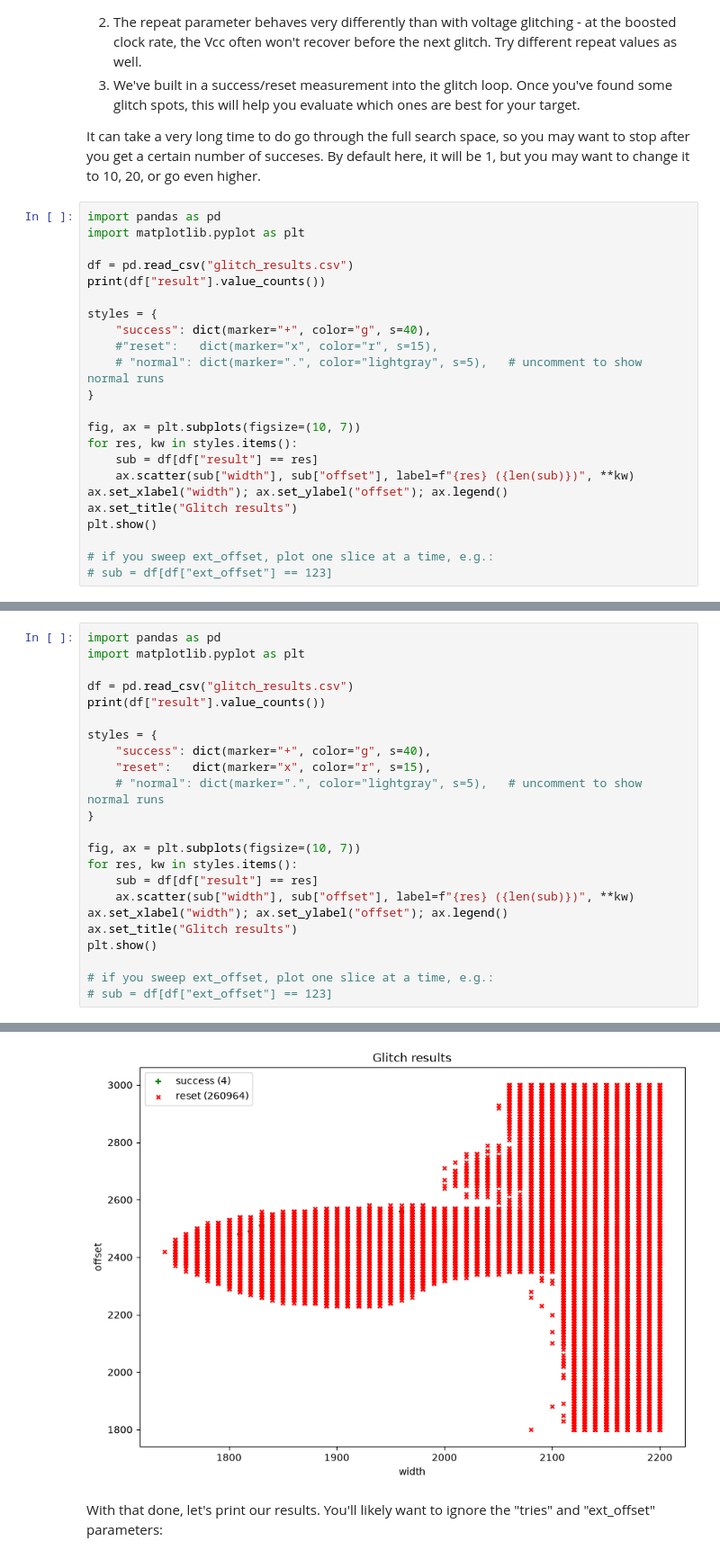
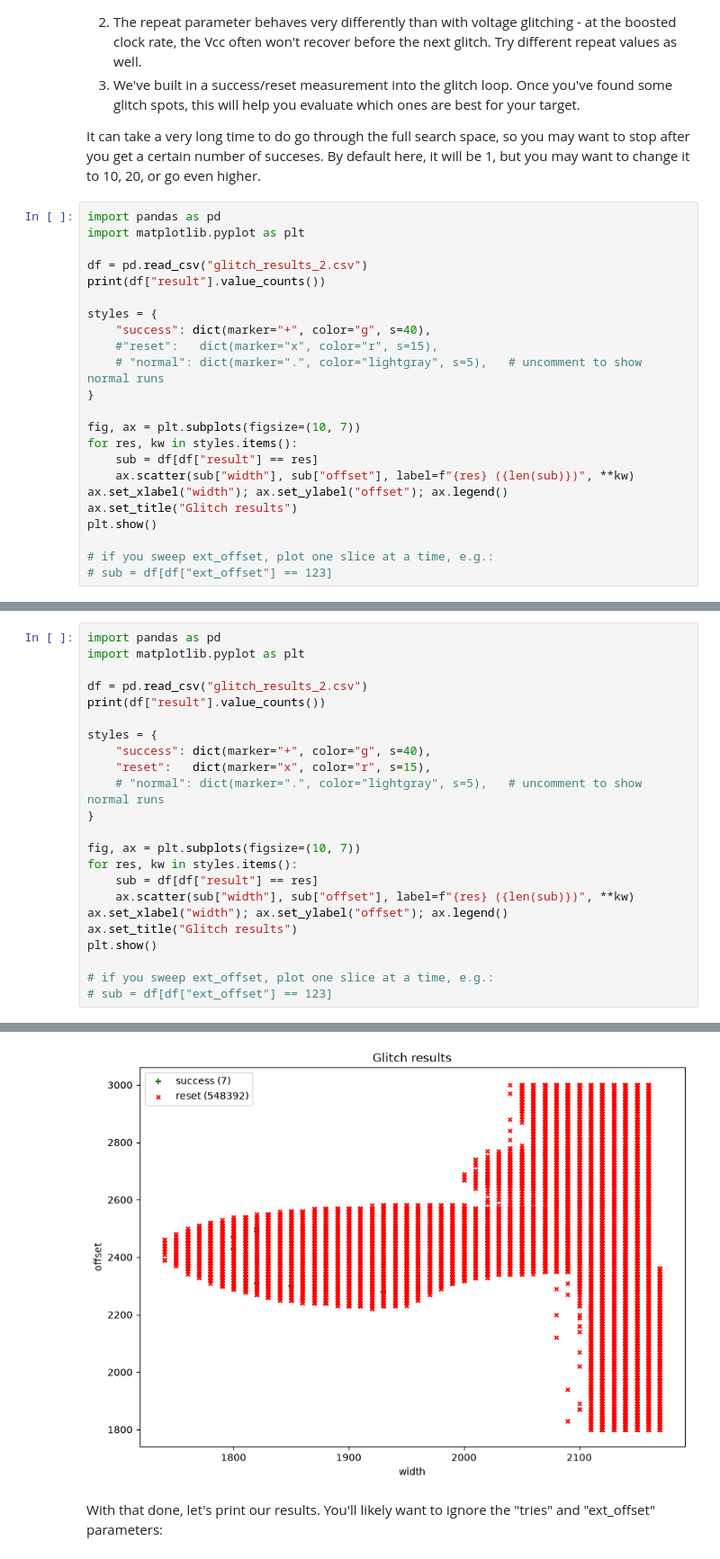
Before and after one commit to peter-hoch/chipwhisperer-jupyter, a Jupyter notebook: courses/fault101/Fault 2_1 - Introduction to Voltage Glitching-disk-based.ipynb, the cells around one changed output, grey strips where cells are left out. Shown at 90% size. Cells and saved outputs as stored; diff of their text form.

```diff
--- a/courses/fault101/Fault 2_1 - Introduction to Voltage Glitching-disk-based.ipynb
+++ b/courses/fault101/Fault 2_1 - Introduction to Voltage Glitching-disk-based.ipynb
@@ -324,7 +324,7 @@ It can take a very long time to do go through the full search space, so you may
 import pandas as pd
 import matplotlib.pyplot as plt
 
-df = pd.read_csv("glitch_results.csv")
+df = pd.read_csv("glitch_results_2.csv")
 print(df["result"].value_counts())
 
 styles = {
@@ -354,7 +354,7 @@ Name: count, dtype: int64
 import pandas as pd
 import matplotlib.pyplot as plt
 
-df = pd.read_csv("glitch_results.csv")
+df = pd.read_csv("glitch_results_2.csv")
 print(df["result"].value_counts())
 
 styles = {
@@ -381,5 +381,5 @@ success          4
 Name: count, dtype: int64
-[figure, old version]
+[figure, new version]
 # %% [markdown]
 With that done, let's print our results. You'll likely want to ignore the "tries" and "ext_offset" parameters:
 # %%
```
Also changed, not shown: parts of 2 cells of this notebook, 3 other files.
